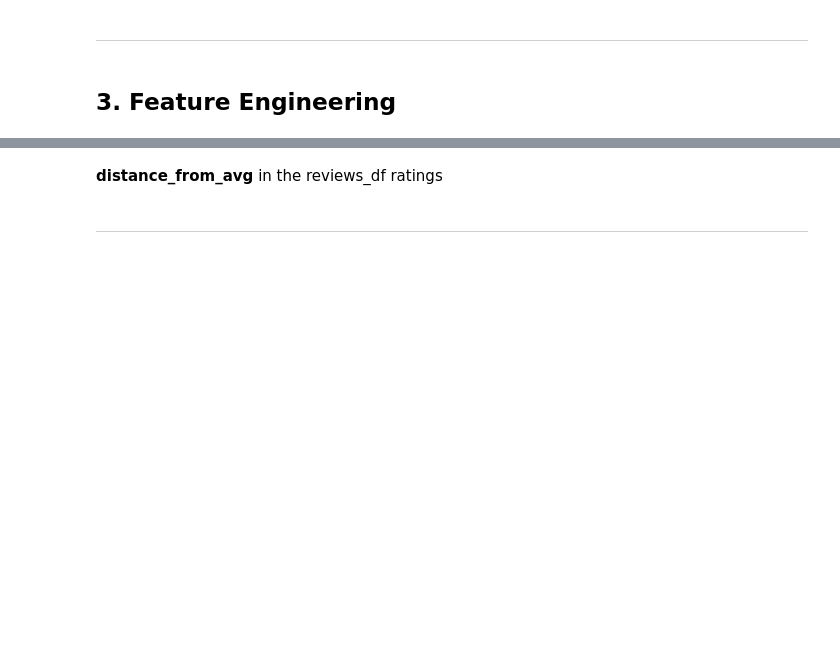
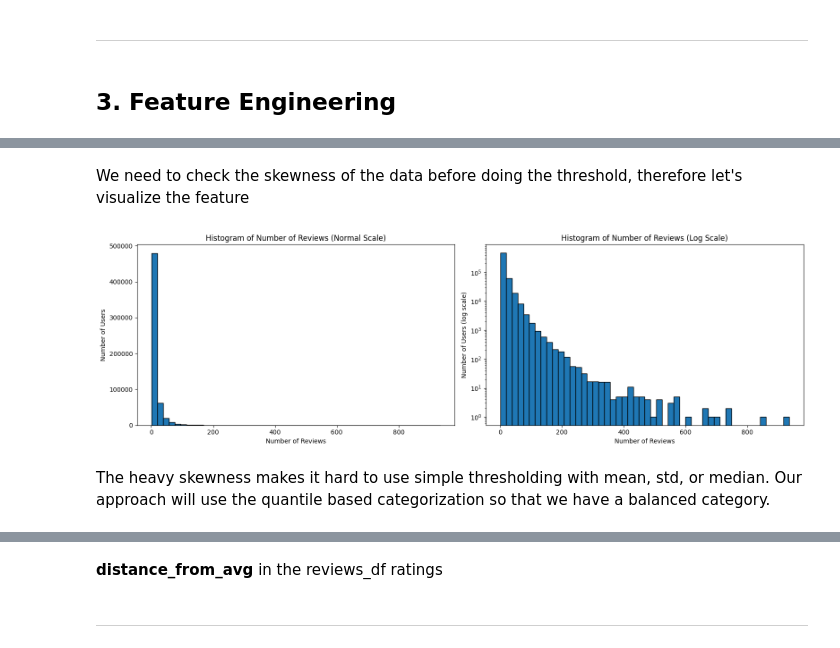
Before and after one commit to nadiavictoria/IS512-Hotel-Analytics, a Jupyter notebook: notebooks/02_exploratory_analysis.ipynb, the cells around one changed output, grey strips where cells are left out. Cells and saved outputs as stored; diff of their text form; code cells hidden in the pictures; blank space fills up the shorter version.

Commit message:
review_frequency feature engineering

```diff
--- a/notebooks/02_exploratory_analysis.ipynb
+++ b/notebooks/02_exploratory_analysis.ipynb
@@ -109,5 +112,3 @@ type(dataset['reviews']['review_date'][0])
-# %%
-dataset['reviews']['date_stayed'] = pd.to_datetime(dataset['reviews']['date_stayed'], format='%B %Y')
 # %% [markdown]
 The dates data are not in the right type, so we must parse it.
 These are some notable warnings that I noticed:
@@ -446,0 +575,26 @@ plt.show()
+# %% [markdown]
+We need to check the skewness of the data before doing the threshold, therefore let's visualize the feature
+# %%
+authors_df['num_reviews'].value_counts()
+
+# Create a figure with 1 row, 2 columns
+fig, axes = plt.subplots(1, 2, figsize=(16,5))
+
+# Normal scale histogram
+axes[0].hist(authors_df['num_reviews'], bins=50, edgecolor='black')
+axes[0].set_xlabel('Number of Reviews')
+axes[0].set_ylabel('Number of Users')
+axes[0].set_title('Histogram of Number of Reviews (Normal Scale)')
+
+# Log scale histogram
+axes[1].hist(authors_df['num_reviews'], bins=50, edgecolor='black', log=True)
+axes[1].set_xlabel('Number of Reviews')
+axes[1].set_ylabel('Number of Users (log scale)')
+axes[1].set_title('Histogram of Number of Reviews (Log Scale)')
+
+plt.tight_layout()
+plt.show()
+# %% [output]
+[figure, added]
+# %% [markdown]
+The heavy skewness makes it hard to use simple thresholding with mean, std, or median. Our approach will use the quantile based categorization so that we have a balanced category.
```
Also changed, not shown: parts of 30 cells of this notebook.
